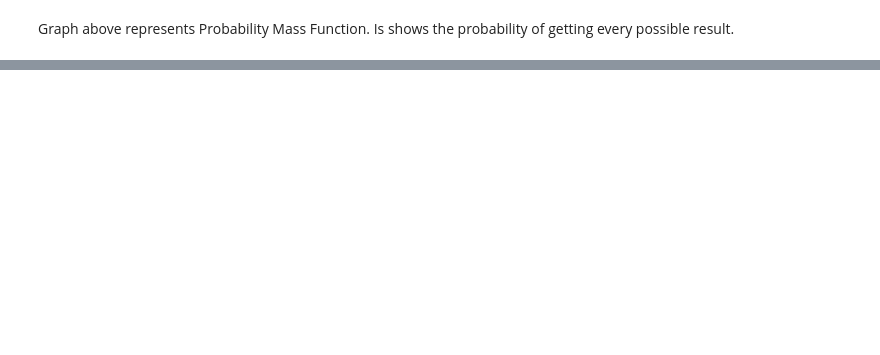
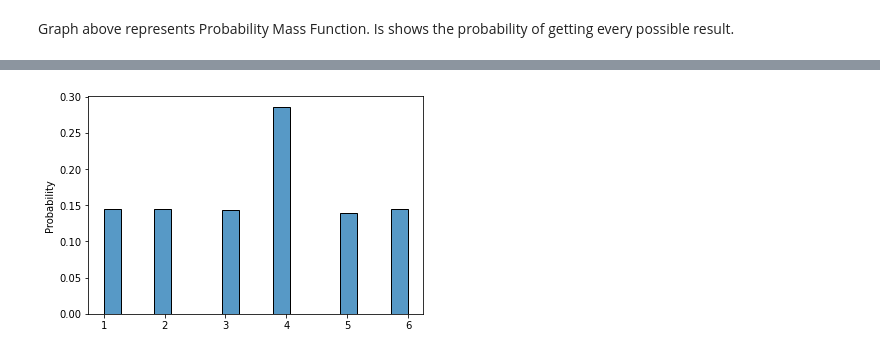
Before and after one commit to Starburned7/Probability-Statistic, a Jupyter notebook: 3-random_variables_PMF_CDF.ipynb, the cells around one changed output, grey strips where cells are left out. Saved outputs shown, nothing was run; the diff lists cells and outputs as text; code cells hidden in the pictures; blank space fills up the shorter version.

```diff
--- a/3-random_variables_PMF_CDF.ipynb
+++ b/3-random_variables_PMF_CDF.ipynb
@@ -38,0 +103,5 @@ Graph above represents Probability Mass Function. Is shows the probability of ge
+# %%
+# unfair dice
+sns.histplot(pd.Series([1,2,3,4,4,5,6]).sample(10000,replace=True),stat='probability');
+# %% [output]
+[figure, added]
```
Also changed, not shown: parts of 24 cells of this notebook.
